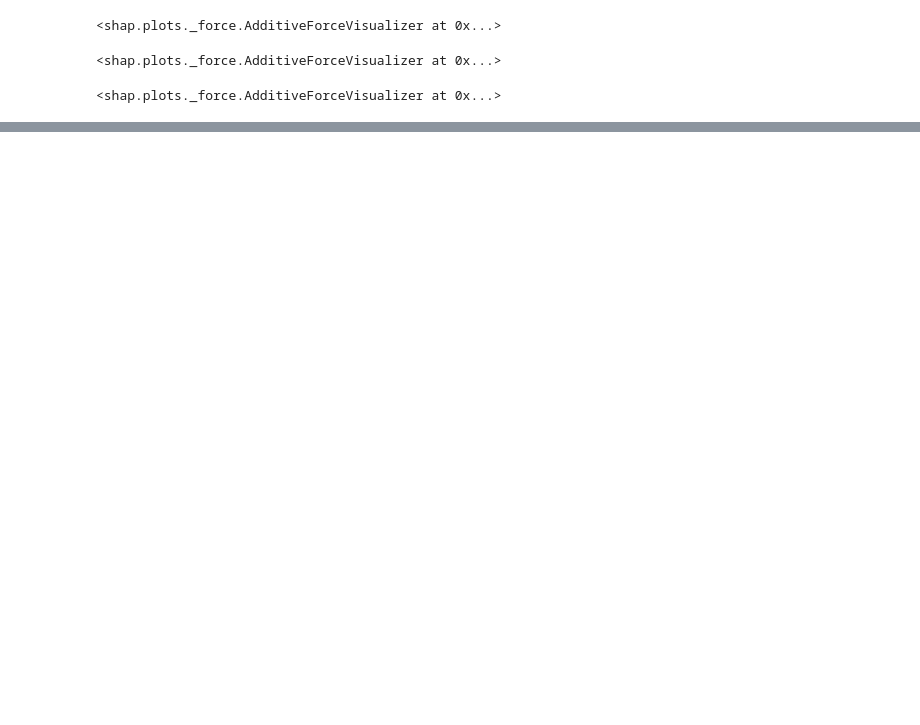
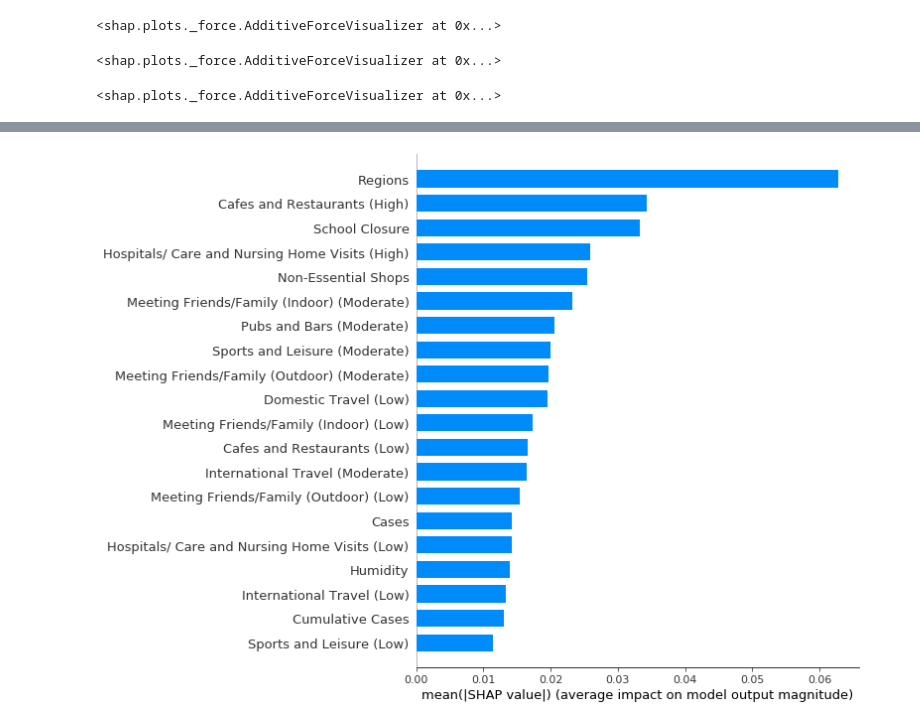
Before and after one commit to JoePanes/XAI-COVID19, a Jupyter notebook: code/machine learning/randomForestSHAP.ipynb, the cells around one changed output, grey strips where cells are left out. Drawn from its saved outputs; the diff is of its cells as text; code cells hidden in the pictures; blank space fills up the shorter version.

```diff
--- a/code/machine learning/randomForestSHAP.ipynb
+++ b/code/machine learning/randomForestSHAP.ipynb
@@ -103,0 +119,4 @@ shap.force_plot(explainer.expected_value[5],
+# %%
+shap.summary_plot(shapValues[2], trainingData, plot_type="bar")
+# %% [output]
+[figure, added]
```
Also changed, not shown: parts of 25 cells of this notebook, 1 other file.
